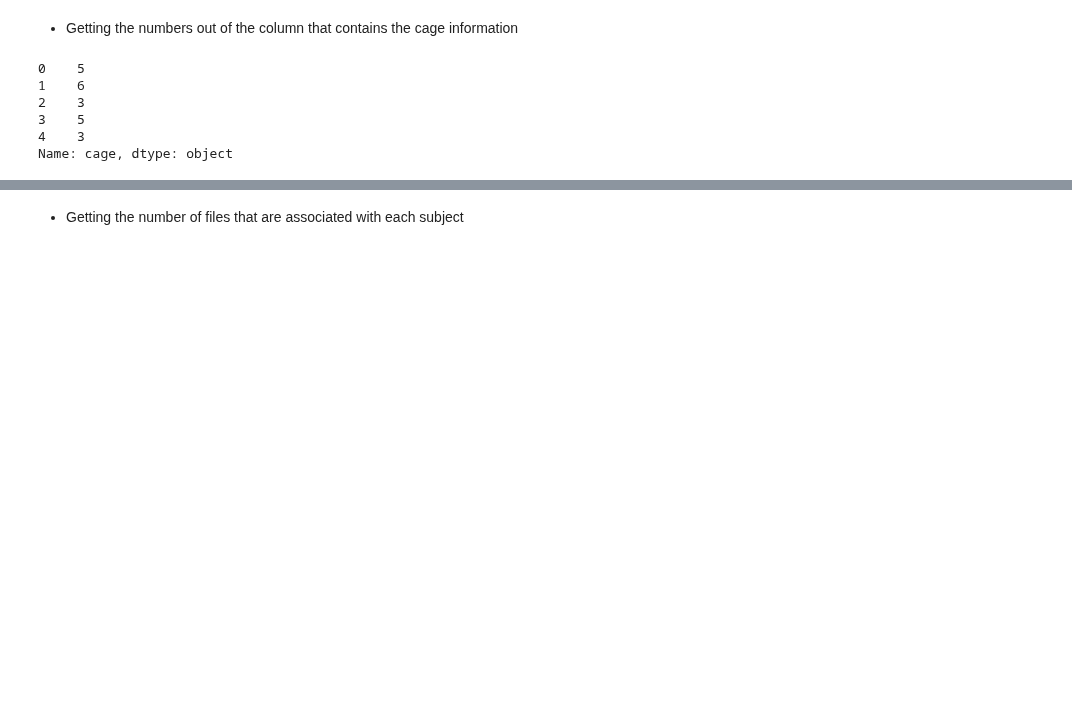
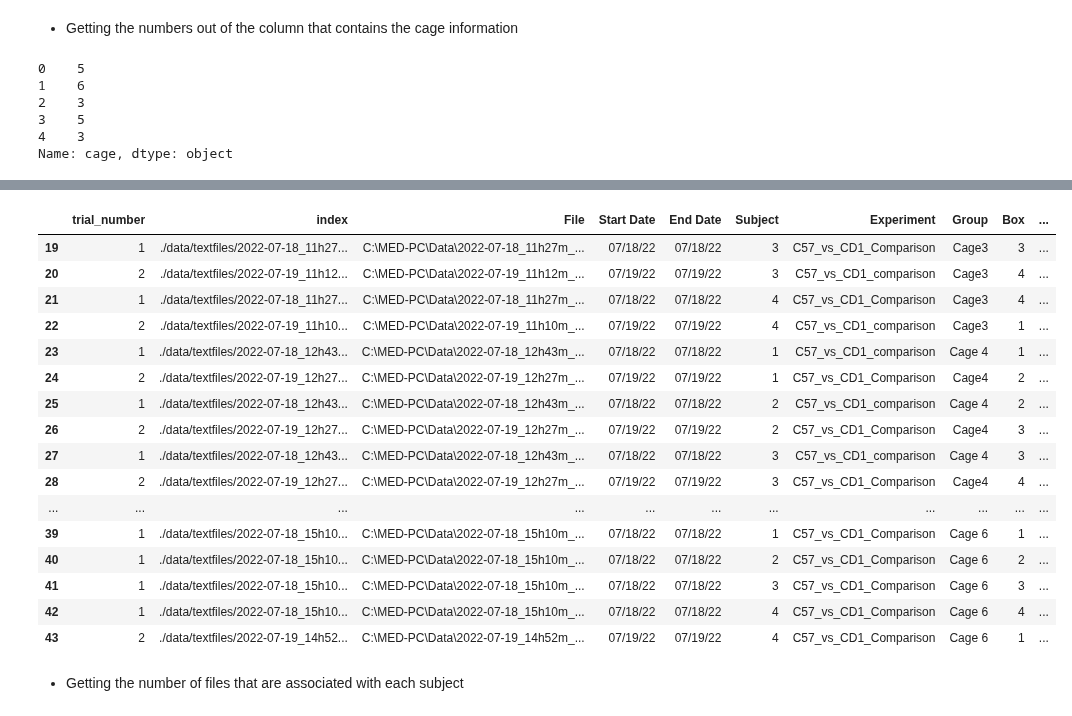
Before and after one commit to padillacoreanolab/behavioral_dataframe_processing, a Jupyter notebook: results/2022_07_20_repeated_id_fix/01_extracting_recording_data_and_metadata.ipynb, the cells around one changed output, grey strips where cells are left out. Saved outputs shown, nothing was run; the diff lists cells and outputs as text; code cells hidden in the pictures; blank space fills up the shorter version.

```diff
--- a/results/2022_07_20_repeated_id_fix/01_extracting_recording_data_and_metadata.ipynb
+++ b/results/2022_07_20_repeated_id_fix/01_extracting_recording_data_and_metadata.ipynb
@@ -297,3 +299,23 @@ metadata_df.tail()
+# %%
+metadata_df.tail(n=25)
+# %% [output]
+|  | trial_number | index | File | Start Date | End Date | Subject | Experiment | Group | Box | ... |
+| 19 | 1 | ./data/textfiles/2022-07-18_11h27... | C:\MED-PC\Data\2022-07-18_11h27m_... | 07/18/22 | 07/18/22 | 3 | C57_vs_CD1_Comparison | Cage3 | 3 | ... |
+| 20 | 2 | ./data/textfiles/2022-07-19_11h12... | C:\MED-PC\Data\2022-07-19_11h12m_... | 07/19/22 | 07/19/22 | 3 | C57_vs_CD1_comparison | Cage3 | 4 | ... |
+| 21 | 1 | ./data/textfiles/2022-07-18_11h27... | C:\MED-PC\Data\2022-07-18_11h27m_... | 07/18/22 | 07/18/22 | 4 | C57_vs_CD1_Comparison | Cage3 | 4 | ... |
+| 22 | 2 | ./data/textfiles/2022-07-19_11h10... | C:\MED-PC\Data\2022-07-19_11h10m_... | 07/19/22 | 07/19/22 | 4 | C57_vs_CD1_comparison | Cage3 | 1 | ... |
+| 23 | 1 | ./data/textfiles/2022-07-18_12h43... | C:\MED-PC\Data\2022-07-18_12h43m_... | 07/18/22 | 07/18/22 | 1 | C57_vs_CD1_comparison | Cage 4 | 1 | ... |
+| 24 | 2 | ./data/textfiles/2022-07-19_12h27... | C:\MED-PC\Data\2022-07-19_12h27m_... | 07/19/22 | 07/19/22 | 1 | C57_vs_CD1_Comparison | Cage4 | 2 | ... |
+| 25 | 1 | ./data/textfiles/2022-07-18_12h43... | C:\MED-PC\Data\2022-07-18_12h43m_... | 07/18/22 | 07/18/22 | 2 | C57_vs_CD1_comparison | Cage 4 | 2 | ... |
+| 26 | 2 | ./data/textfiles/2022-07-19_12h27... | C:\MED-PC\Data\2022-07-19_12h27m_... | 07/19/22 | 07/19/22 | 2 | C57_vs_CD1_Comparison | Cage4 | 3 | ... |
+| 27 | 1 | ./data/textfiles/2022-07-18_12h43... | C:\MED-PC\Data\2022-07-18_12h43m_... | 07/18/22 | 07/18/22 | 3 | C57_vs_CD1_comparison | Cage 4 | 3 | ... |
+| 28 | 2 | ./data/textfiles/2022-07-19_12h27... | C:\MED-PC\Data\2022-07-19_12h27m_... | 07/19/22 | 07/19/22 | 3 | C57_vs_CD1_Comparison | Cage4 | 4 | ... |
+| ... | ... | ... | ... | ... | ... | ... | ... | ... | ... | ... |
+| 39 | 1 | ./data/textfiles/2022-07-18_15h10... | C:\MED-PC\Data\2022-07-18_15h10m_... | 07/18/22 | 07/18/22 | 1 | C57_vs_CD1_Comparison | Cage 6 | 1 | ... |
+| 40 | 1 | ./data/textfiles/2022-07-18_15h10... | C:\MED-PC\Data\2022-07-18_15h10m_... | 07/18/22 | 07/18/22 | 2 | C57_vs_CD1_Comparison | Cage 6 | 2 | ... |
+| 41 | 1 | ./data/textfiles/2022-07-18_15h10... | C:\MED-PC\Data\2022-07-18_15h10m_... | 07/18/22 | 07/18/22 | 3 | C57_vs_CD1_Comparison | Cage 6 | 3 | ... |
+| 42 | 1 | ./data/textfiles/2022-07-18_15h10... | C:\MED-PC\Data\2022-07-18_15h10m_... | 07/18/22 | 07/18/22 | 4 | C57_vs_CD1_Comparison | Cage 6 | 4 | ... |
+| 43 | 2 | ./data/textfiles/2022-07-19_14h52... | C:\MED-PC\Data\2022-07-19_14h52m_... | 07/19/22 | 07/19/22 | 4 | C57_vs_CD1_Comparison | Cage 6 | 1 | ... |
 # %% [markdown]
 - Getting the number of files that are associated with each subject
 # %%
```
Also changed, not shown: parts of 36 cells of this notebook, 3 other files.
